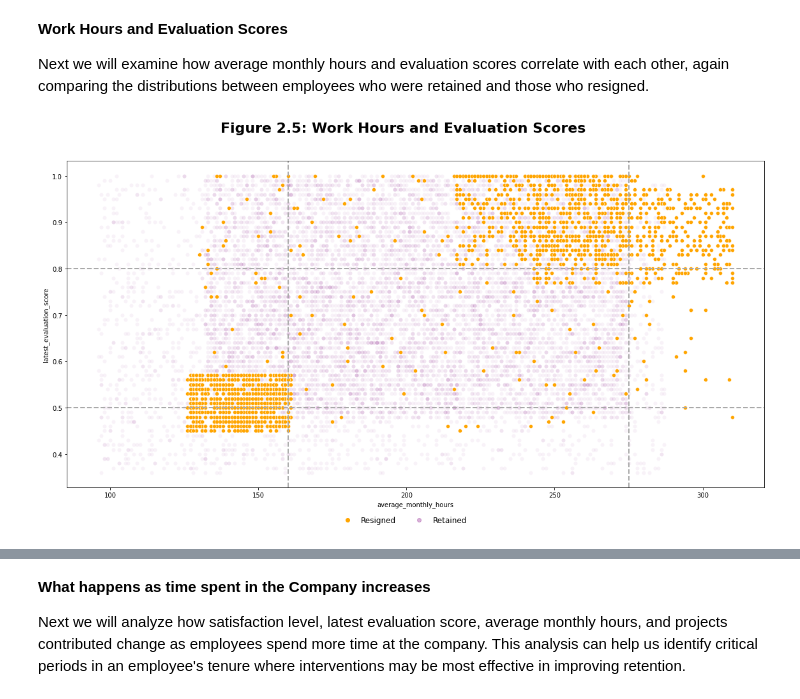
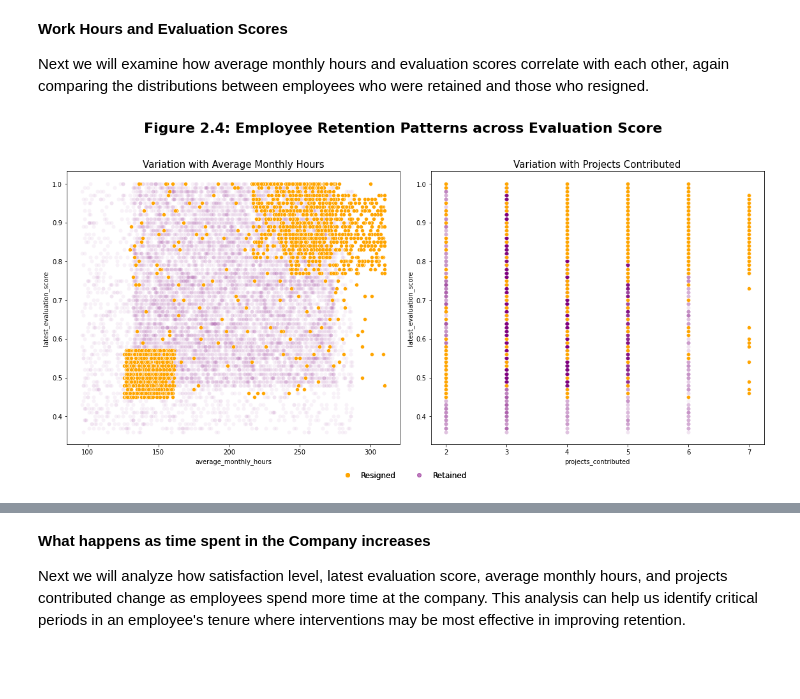
Before and after one commit to snaveerafrizvi/Employee_Attrition_ML, a Jupyter notebook: Salifort_Motors_Employee_Attrition.ipynb, the cells around one changed output, grey strips where cells are left out. Saved outputs shown, nothing was run; the diff lists cells and outputs as text; code cells hidden in the pictures; blank space fills up the shorter version.

```diff
--- a/Salifort_Motors_Employee_Attrition.ipynb
+++ b/Salifort_Motors_Employee_Attrition.ipynb
@@ -488,28 +490,20 @@ def scatterplt(x,y,a):
     Arguments:
         x (string): the column name for the x-axis
         y (string): the column name for the y-axis
-        a (string or int): the subplot index or 'n/a' for a single plot
+        a (string or int): the subplot index
 
     Returns a scatterplot for the specified x and y variables, with different colors for resignees vs retained employees.
-    If a subplot index is provided, it creates the scatterplot in the corresponding subplot; otherwise, it creates a single scatterplot.
     '''
+    # 1. Plot Scatterplot
+    sns.scatterplot(data=df[df["left"]==0],y=y,x=x,color='purple',alpha=0.05, ax=axes[a])
+    sns.scatterplot(data=df[df["left"]==1],y=y,x=x,color='orange', ax=axes[a])
+    axes[a].set_title("Variation with "+x.replace("_"," ").title(),fontsize=15)
 
-    if a == 'n/a':
-        #For a single scatterplot without subplots
-        sns.scatterplot(data=df[df["left"]==0],y=y,x=x,color='purple',alpha=0.05)
-        sns.scatterplot(data=df[df["left"]==1],y=y,x=x,color='orange')
-        plt.suptitle("Employee Retention Patterns across "+ y.replace("_"," ").title(), fontsize=22, fontweight='bold')
-    else:
-        #For multiple scatterplots in subplots
-        sns.scatterplot(data=df[df["left"]==0],y=y,x=x,color='purple',alpha=0.05, ax=axes[a])
-        sns.scatterplot(data=df[df["left"]==1],y=y,x=x,color='orange', ax=axes[a])
-        axes[a].set_title("Variation with "+x.replace("_"," ").title(),fontsize=15)
-
-    # 1. Create custom "handles" for the legend
+    # 2. Create custom "handles" for the legend
     orange_dot = mlines.Line2D([], [], color='orange', marker='o', linestyle='None', label='Resigned')
     purple_dot = mlines.Line2D([], [], color='purple', marker='o', linestyle='None', label='Retained', alpha=0.3)
 
-    # 2. Add a single legend to the figure (not the axis)
+    # 3. Add a single legend to the figure (not the axis)
     fig.legend(handles=[orange_dot, purple_dot],
            loc='lower center',
            ncol=2,
@@ -559,16 +561,19 @@ The data suggests that turnover isn't just about "unhappy" people. There is a si
 
 Next we will examine how average monthly hours and evaluation scores correlate with each other, again comparing the distributions between employees who were retained and those who resigned.
 # %%
-fig, axes = plt.subplots(figsize=(16,9))
+fig, axes = plt.subplots(1,2,figsize=(16,8))
 
-scatterplt("average_monthly_hours","latest_evaluation_score",'n/a')
-fig.suptitle("Figure 2.5: Work Hours and Evaluation Scores",fontsize=22, fontweight='bold')
-plt.axhline(y=0.8, color='darkgray', linestyle='--', linewidth=2)
-plt.axhline(y=0.5, color='darkgray', linestyle='--', linewidth=2)
-plt.axvline(x=160, color='darkgray', linestyle='--', linewidth=2)
-plt.axvline(x=275, color='darkgray', linestyle='--', linewidth=2)
+scatterplt("average_monthly_hours","latest_evaluation_score",0)
+scatterplt("projects_contributed","latest_evaluation_score",1)
+
+fig.suptitle("Figure 2.4: Employee Retention Patterns across Evaluation Score",fontsize=22, fontweight='bold')
+
+#plt.axhline(y=0.8, color='darkgray', linestyle='--', linewidth=2)
+#plt.axhline(y=0.5, color='darkgray', linestyle='--', linewidth=2)
+#plt.axvline(x=160, color='darkgray', linestyle='--', linewidth=2)
+#plt.axvline(x=275, color='darkgray', linestyle='--', linewidth=2)
 plt.tight_layout(rect=[0, 0.03, 1, 0.95])
 plt.show()
 # %% [output]
-[figure, old version]
+[figure, new version]
 # %% [markdown]
```
Also changed, not shown: parts of 11 cells of this notebook.
